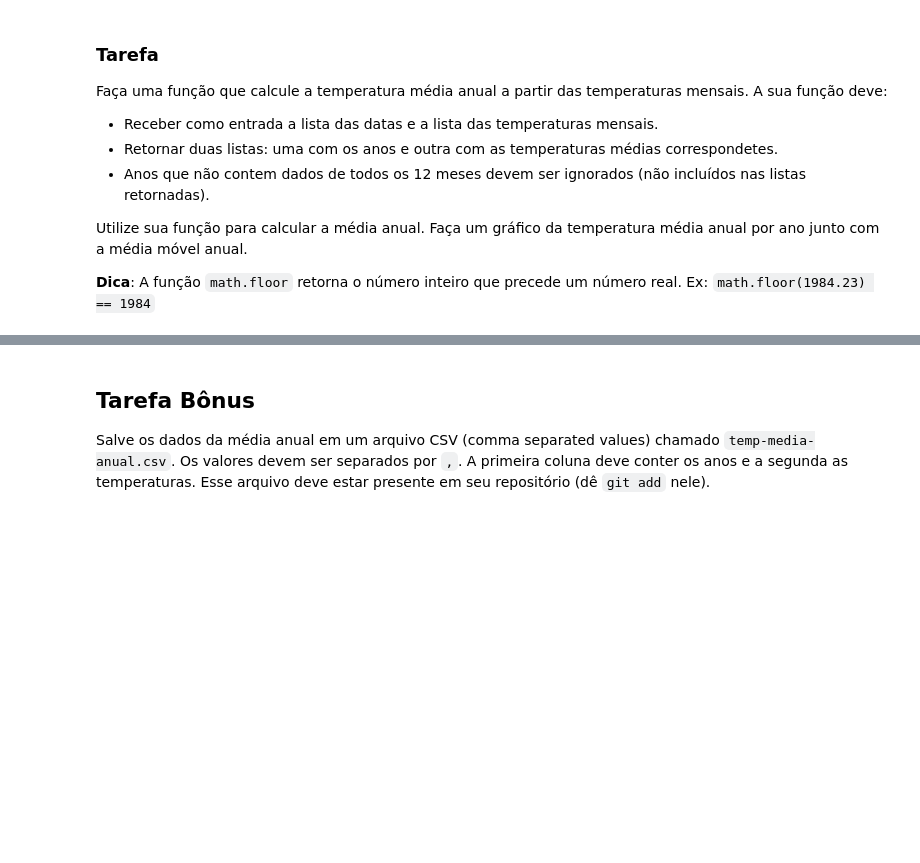
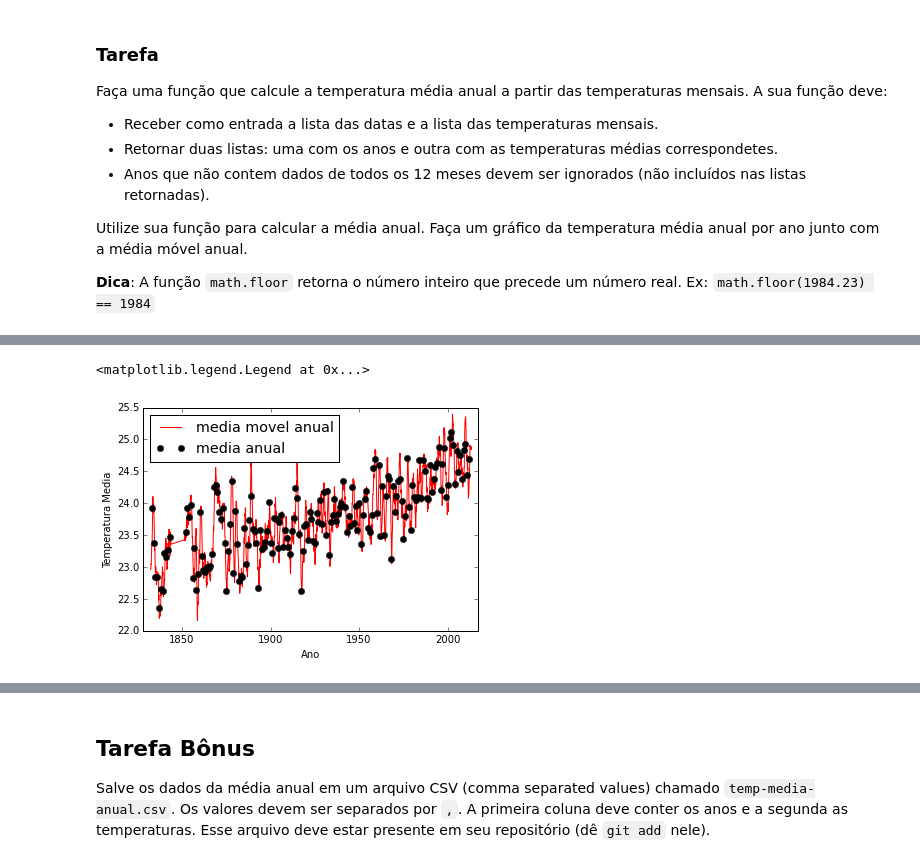
Before and after one commit to mat-esp-2015/capstone-grupo-do-douglas, a Jupyter notebook: capstone.ipynb, the cells around one changed output, grey strips where cells are left out. Saved outputs shown, nothing was run; the diff lists cells and outputs as text; code cells hidden in the pictures; blank space fills up the shorter version.

```diff
--- a/capstone.ipynb
+++ b/capstone.ipynb
@@ -146,3 +143,18 @@ Faça uma função que calcule a temperatura média anual a partir das temperatu
 Utilize sua função para calcular a média anual. Faça um gráfico da temperatura média anual por ano junto com a média móvel anual.
 
 **Dica**: A função `math.floor` retorna o número inteiro que precede um número real. Ex: `math.floor(1984.23) == 1984`
+# %%
+temperatura_media = []
+for i in range(0,len(data_mensal),1):
+    temperatura_média.append(math.floor(data_mensal[i]))
+# %%
+temperatura_media_anual = []
+lista = []
+for i in range(0,len(data_mensal),1):
+    t = 0
+    if i + 11 < len(data_mensal) and math.floor(data_mensal[i]) == math.floor (data_mensal[i + 11]):
+        for j in range (0,12,1):
+            t = (temperatura_mensal[i + j])/12 + t
+        lista.append (math.floor(data_mensal[i]))
+        temperatura_media_anual.append(t)
+print(temperatura_media_anual, lista)
@@ -149,3 +184,14 @@ Utilize sua função para calcular a média anual. Faça um gráfico da temperat
+# %%
+plt.figure()
+plt.plot(data_anual, temperatura_anual, '-r', label = 'media movel anual')
+plt.plot(lista,temperatura_media_anual, 'ok', label = 'media anual')
+plt.xlabel("Ano")
+plt.xlim(1828, 2017)
+plt.ylabel("Temperatura Media")
+plt.legend(loc='upper left', fontsize='x-large')
+# %% [output]
+<matplotlib.legend.Legend at 0x...>
+[figure, added]
 # %% [markdown]
 ### Resultado esperado
 
```
Also changed, not shown: parts of 4 cells of this notebook.
